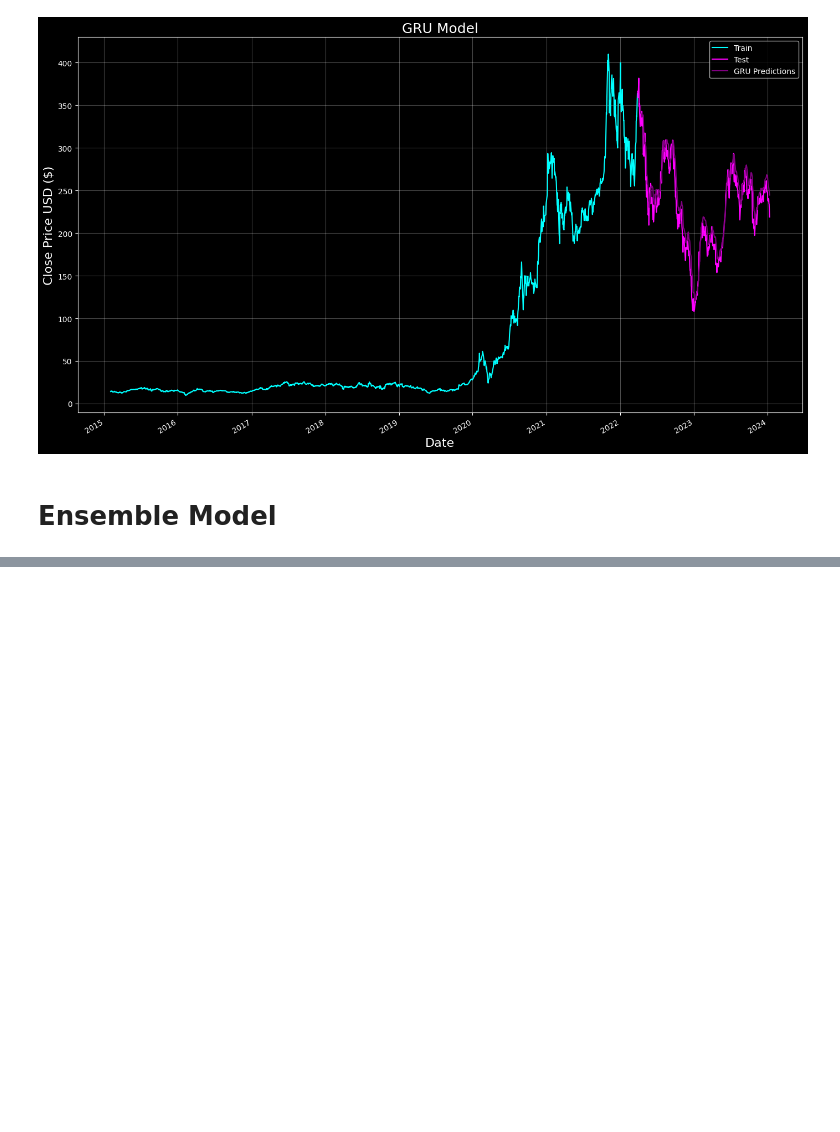
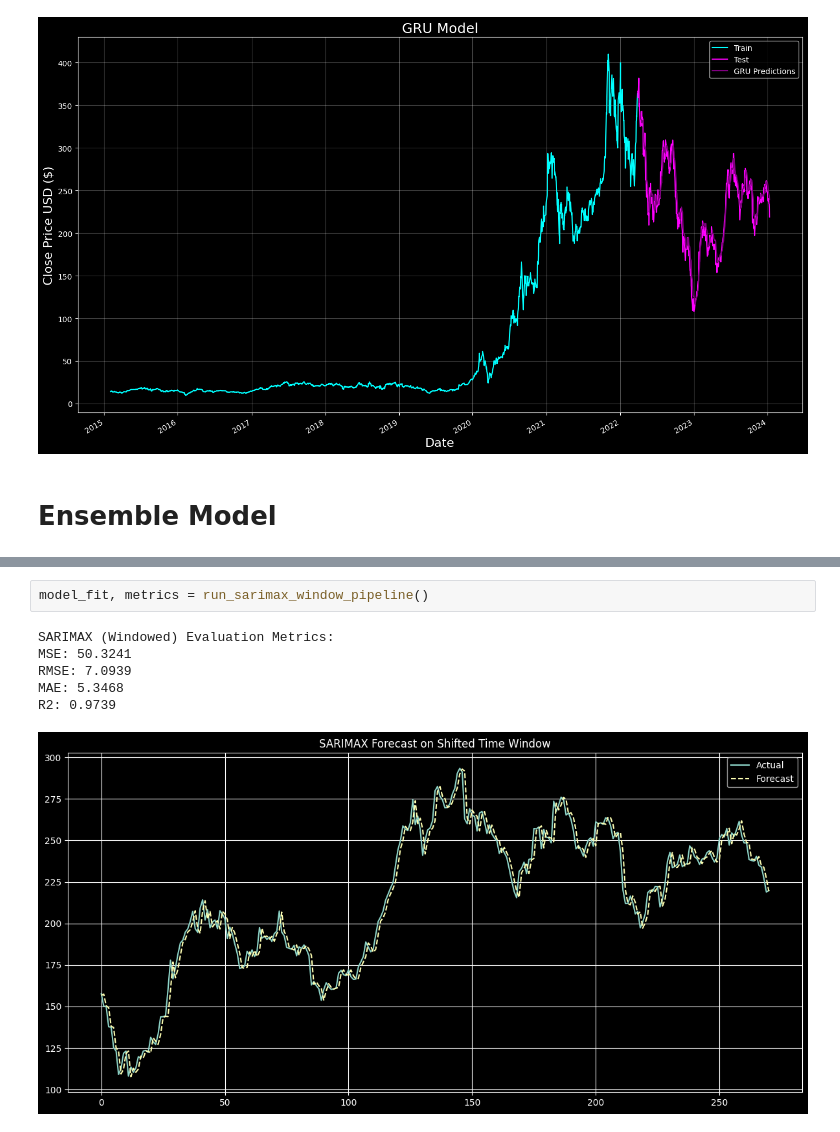
Before and after one commit to nuha-95/Time-Series-Forecasting, a Jupyter notebook: Tesla_train.ipynb, the cells around one changed output, grey strips where cells are left out. Drawn from its saved outputs; the diff is of its cells as text; blank space fills up the shorter version.

Commit message:
added stats model

```diff
--- a/Tesla_train.ipynb
+++ b/Tesla_train.ipynb
@@ -511,0 +577,9 @@ Evaluation Metrics:
+# %%
+model_fit, metrics = run_sarimax_window_pipeline()
+# %% [output]
+SARIMAX (Windowed) Evaluation Metrics:
+MSE: 50.3241
+RMSE: 7.0939
+MAE: 5.3468
+R2: 0.9739
+[figure, added]
```
Also changed, not shown: parts of 7 cells of this notebook.
